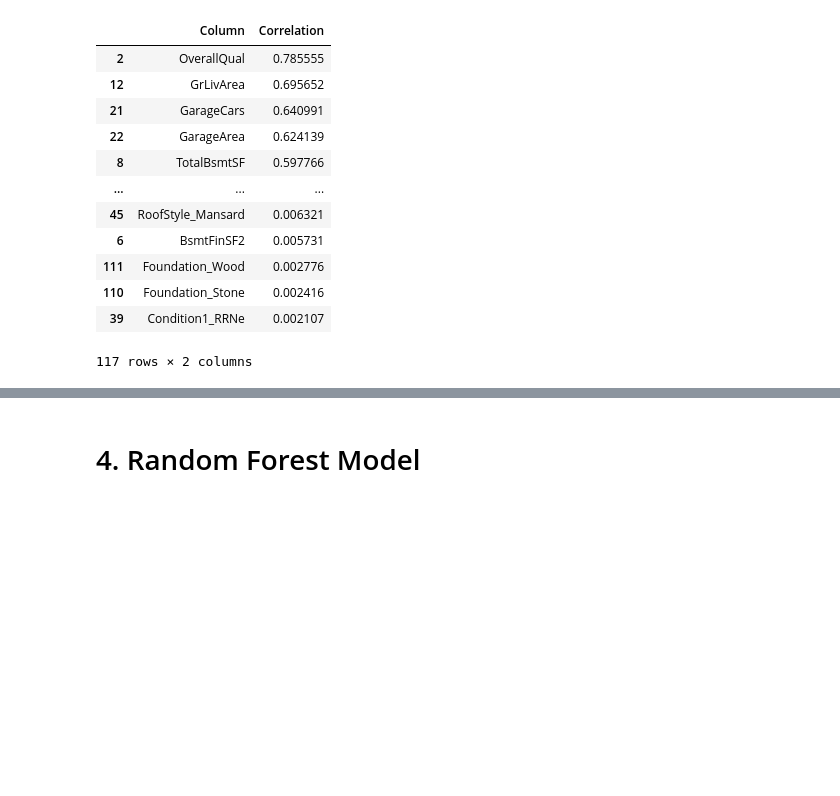
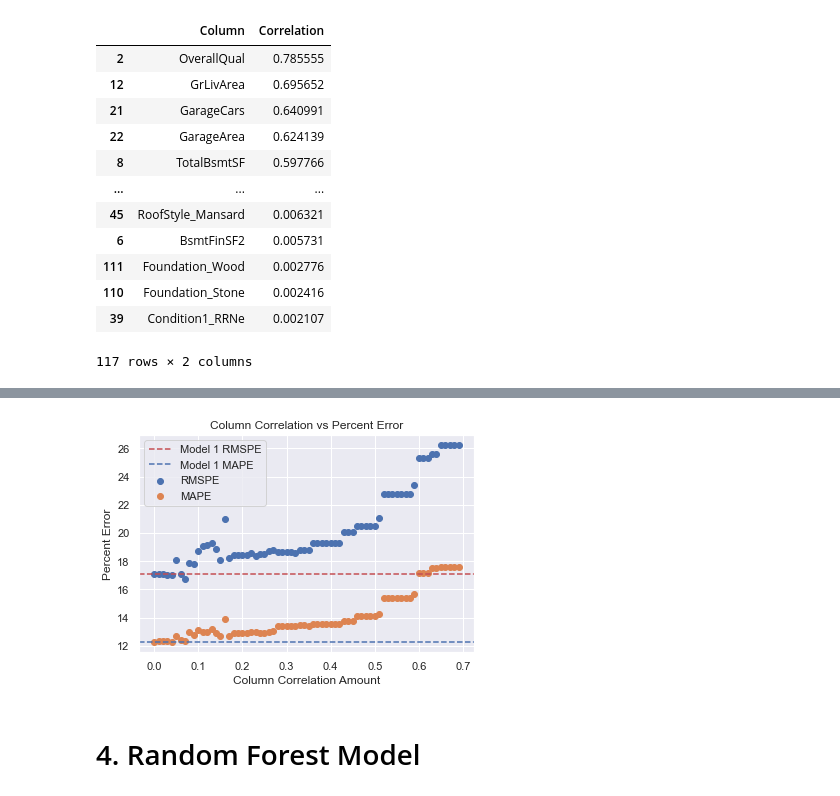
Before and after one commit to Patrick-Oline/Predicting_Housing_Prices, a Jupyter notebook: Modeling_Predicting_Housing_Prices.ipynb, the cells around one changed output, grey strips where cells are left out. Drawn from its saved outputs; the diff is of its cells as text; code cells hidden in the pictures; blank space fills up the shorter version.

```diff
--- a/Modeling_Predicting_Housing_Prices.ipynb
+++ b/Modeling_Predicting_Housing_Prices.ipynb
@@ -194,3 +275,18 @@ Mean absolute percent error : 13.388847987452207
+# %%
+plt.scatter(x=correlations, y=RMSPEs)
+plt.scatter(x=correlations, y=MAPEs)
+
+plt.axhline(rmspe1[0], color = 'r', linestyle = '--', label = 'Model 1 RMSPE')
+plt.axhline(mape1, color = 'b', linestyle = '--', label = 'Model 1 MAPE')
+
+plt.title('Column Correlation vs Percent Error')
+plt.xlabel('Column Correlation Amount')
+plt.ylabel('Percent Error')
+
+plt.legend(['Model 1 RMSPE', 'Model 1 MAPE', 'RMSPE', 'MAPE'])
+plt.show()
+# %% [output]
+[figure, added]
 # %% [markdown]
 # 4. Random Forest Model
 # %%
```
Also changed, not shown: parts of 31 cells of this notebook.
